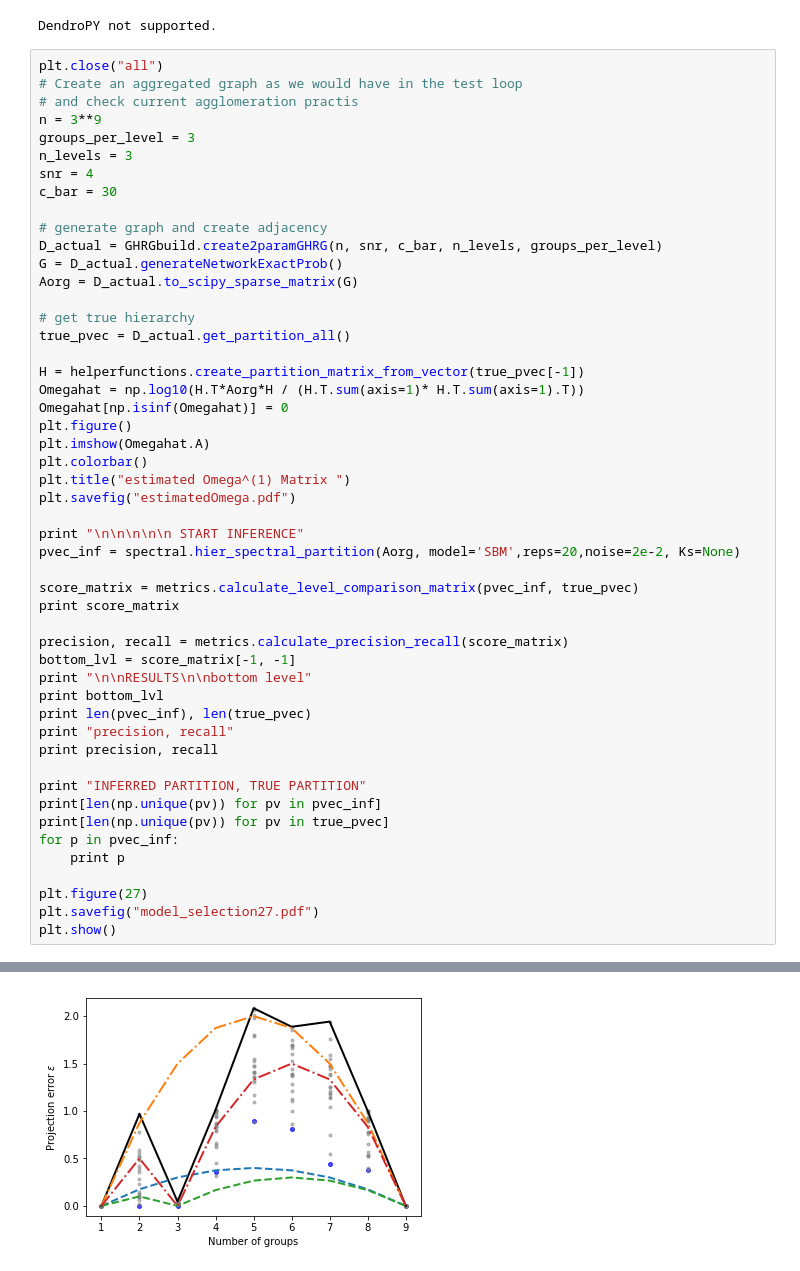
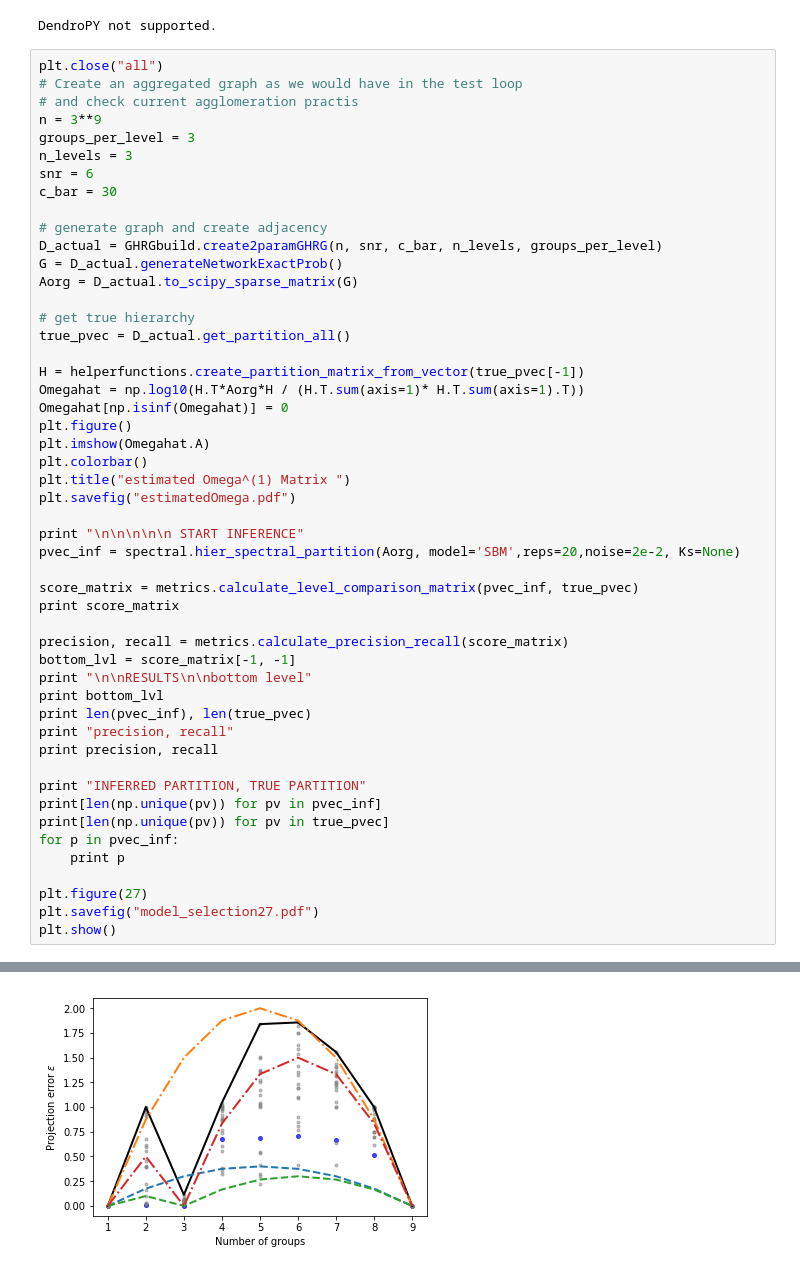
Before and after one commit to michaelschaub/HierarchicalCommunityDetection, a Jupyter notebook: code/IllustrativeExampleOfMethod.ipynb, the cells around one changed output, grey strips where cells are left out. Cells and saved outputs as stored; diff of their text form.

```diff
--- a/code/IllustrativeExampleOfMethod.ipynb
+++ b/code/IllustrativeExampleOfMethod.ipynb
@@ -17,7 +17,7 @@ plt.close("all")
 n = 3**9
 groups_per_level = 3
 n_levels = 3
-snr = 4
+snr = 6
 c_bar = 30
 
 # generate graph and create adjacency
@@ -84,2 +84,2 @@ number nodes /groups
 [figure]
-[figure, old version]
+[figure, new version]
```
Also changed, not shown: parts of 3 cells of this notebook, 3 other files.
